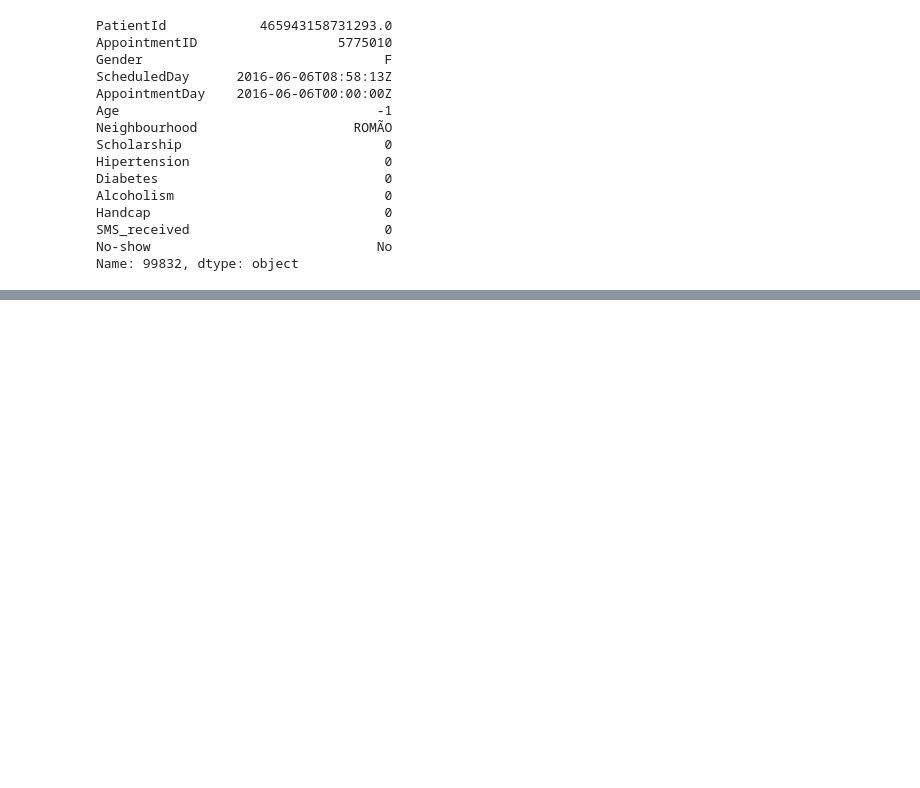
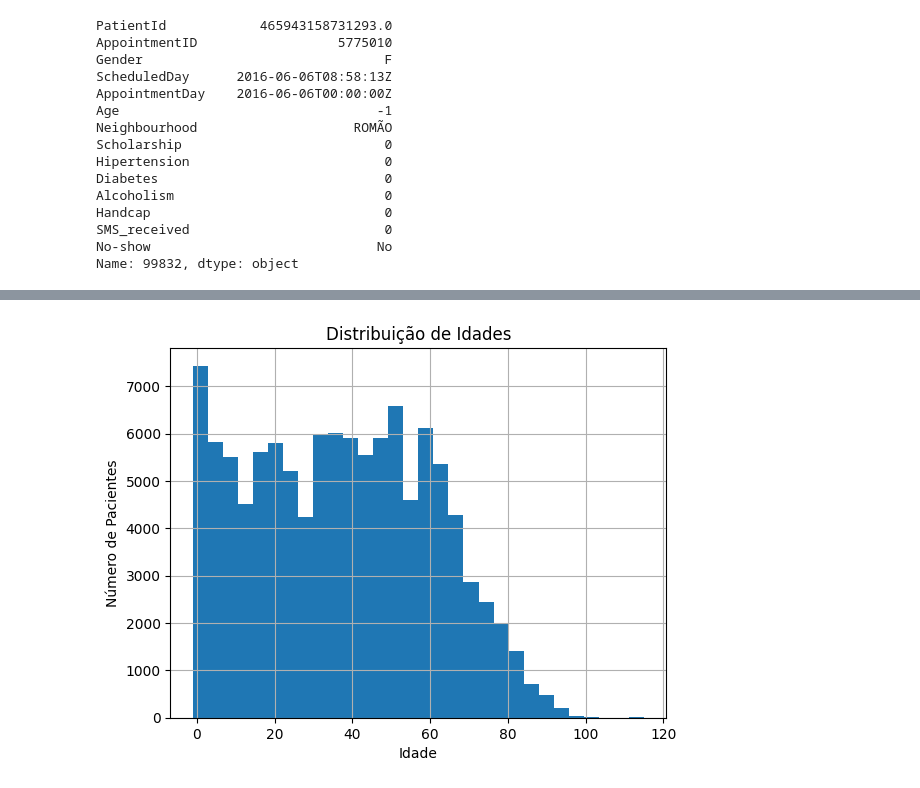
Before and after one commit to eddorileo/saudeDigital, a Jupyter notebook: src/notebook_noshow_part2.ipynb, the cells around one changed output, grey strips where cells are left out. Saved outputs shown, nothing was run; the diff lists cells and outputs as text; code cells hidden in the pictures; blank space fills up the shorter version.

```diff
--- a/src/notebook_noshow_part2.ipynb
+++ b/src/notebook_noshow_part2.ipynb
@@ -122,0 +144,11 @@ data.iloc[99832]
+# %%
+df = data.copy() #copia de segurança
+# %%
+import matplotlib.pyplot as plt
+df['Age'].hist(bins=30)
+plt.title('Distribuição de Idades')
+plt.xlabel('Idade')
+plt.ylabel('Número de Pacientes')
+plt.show()
+# %% [output]
+[figure, added]
```
Also changed, not shown: parts of 7 cells of this notebook.
